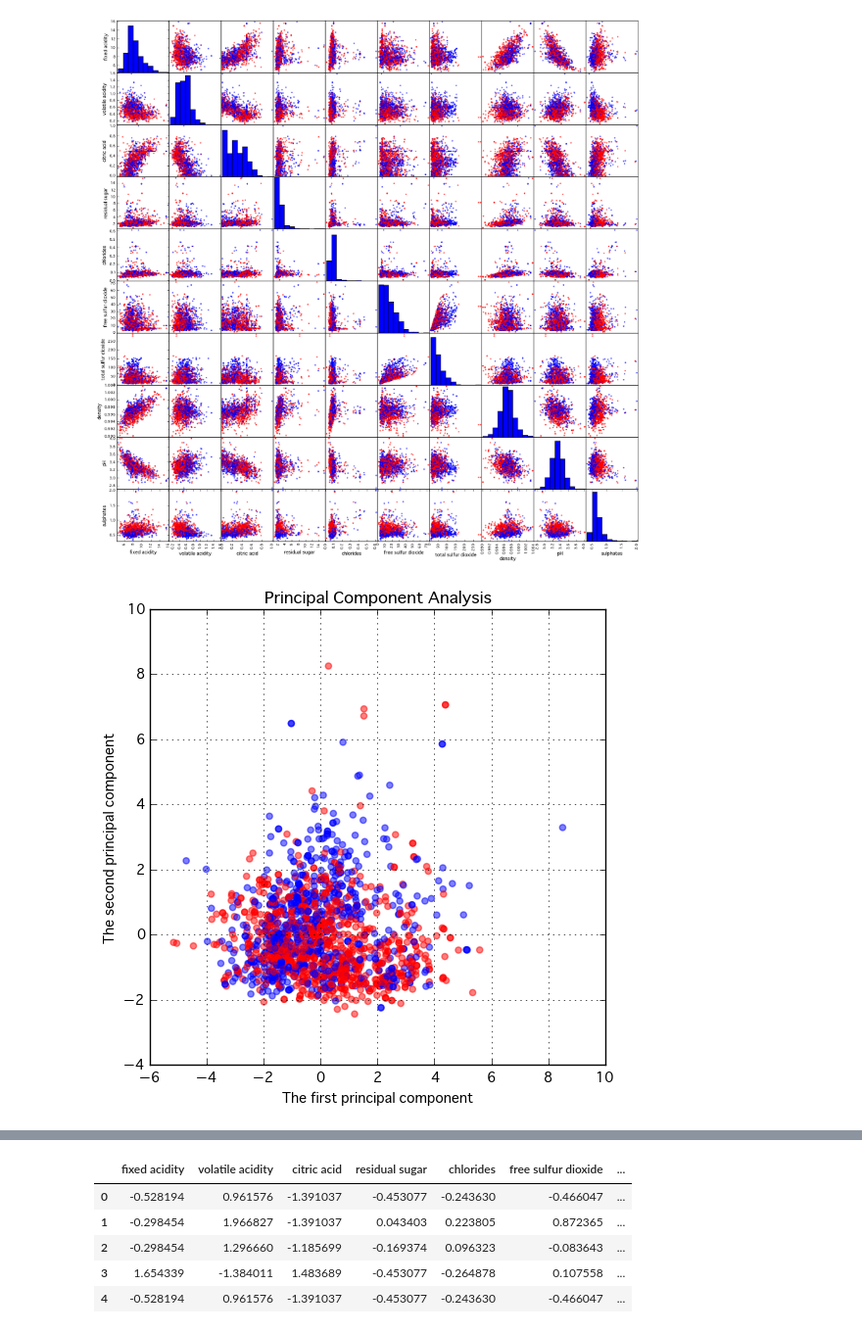
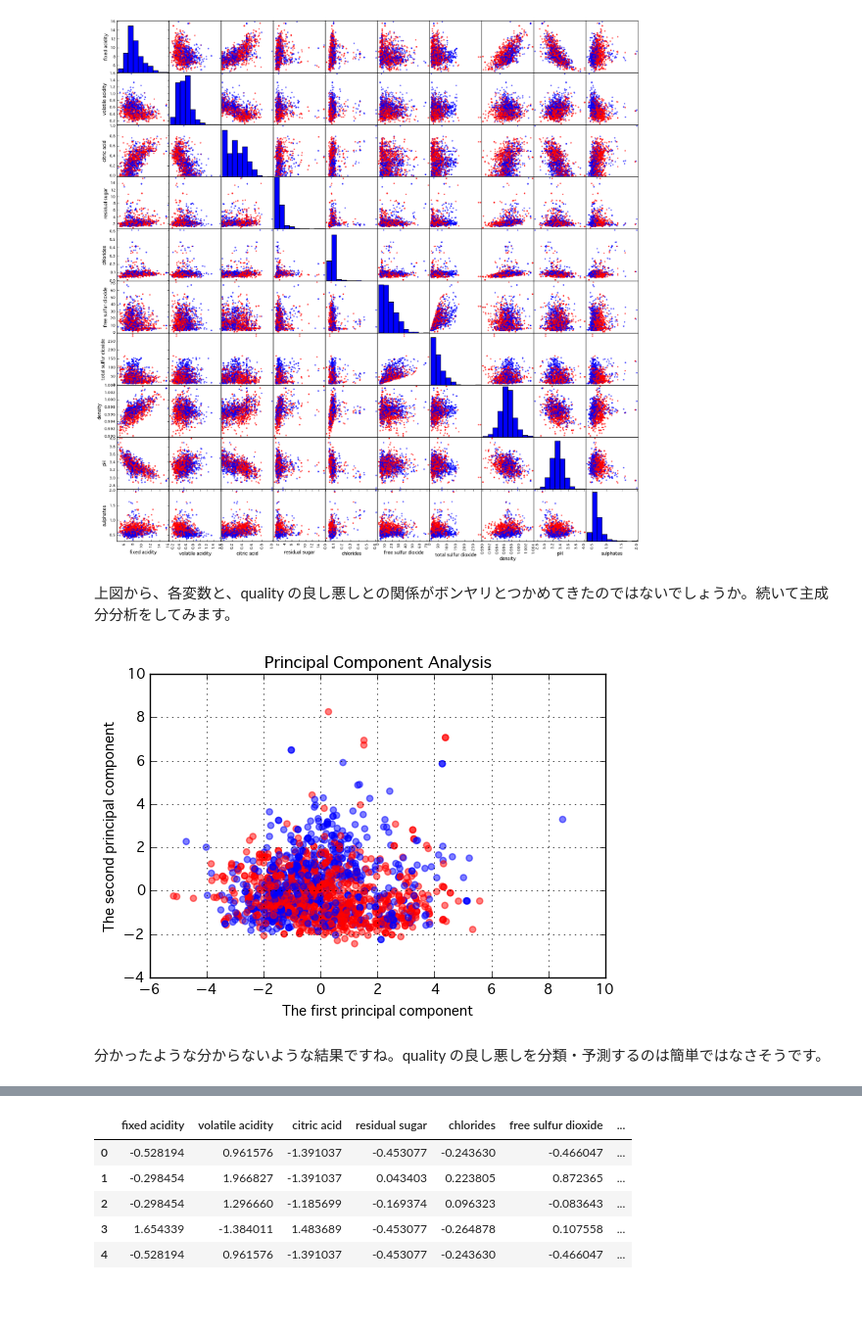
Before and after one commit to chemo-wakate/tutorial-6th, a Jupyter notebook: beginner/MachineLearning.ipynb, the cells around one changed output, grey strips where cells are left out. Shown at 98% size. Cells and saved outputs as stored; diff of their text form; code cells hidden in the pictures; blank space fills up the shorter version.

```diff
--- a/beginner/MachineLearning.ipynb
+++ b/beginner/MachineLearning.ipynb
@@ -213,4 +248,6 @@ plotting.scatter_matrix(df1.dropna(axis=1)[df1.columns[:10]], figsize=(20, 20),
 plt.show()
 # %% [output]
 [figure]
+# %% [markdown]
+上図から、各変数と、quality の良し悪しとの関係がボンヤリとつかめてきたのではないでしょうか。続いて主成分分析をしてみます。
 # %%
@@ -218,17 +255,19 @@ dfs = df1.apply(lambda x: (x-x.mean())/x.std(), axis=0).fillna(0)
 # %%
 from sklearn.decomposition import PCA #主成分分析器
 pca = PCA()
 pca.fit(dfs.iloc[:, :10])
 # データを主成分空間に写像 = 次元圧縮
 feature = pca.transform(dfs.iloc[:, :10])
-plt.figure(figsize=(6, 6))
+#plt.figure(figsize=(6, 6))
 plt.scatter(feature[:, 0], feature[:, 1], alpha=0.5, color=colors)
 plt.title("Principal Component Analysis")
 plt.xlabel("The first principal component")
 plt.ylabel("The second principal component")
 plt.grid()
 plt.show()
 # %% [output]
-[figure, old version]
+[figure, new version]
+# %% [markdown]
+分かったような分からないような結果ですね。quality の良し悪しを分類・予測するのは簡単ではなさそうです。
 # %% [markdown]
 <h3 STYLE="background: #c2edff;padding: 0.5em;"><a name="3">3. 説明変数と目的変数に分ける</a></h3>
```
Also changed, not shown: parts of 51 cells of this notebook.
